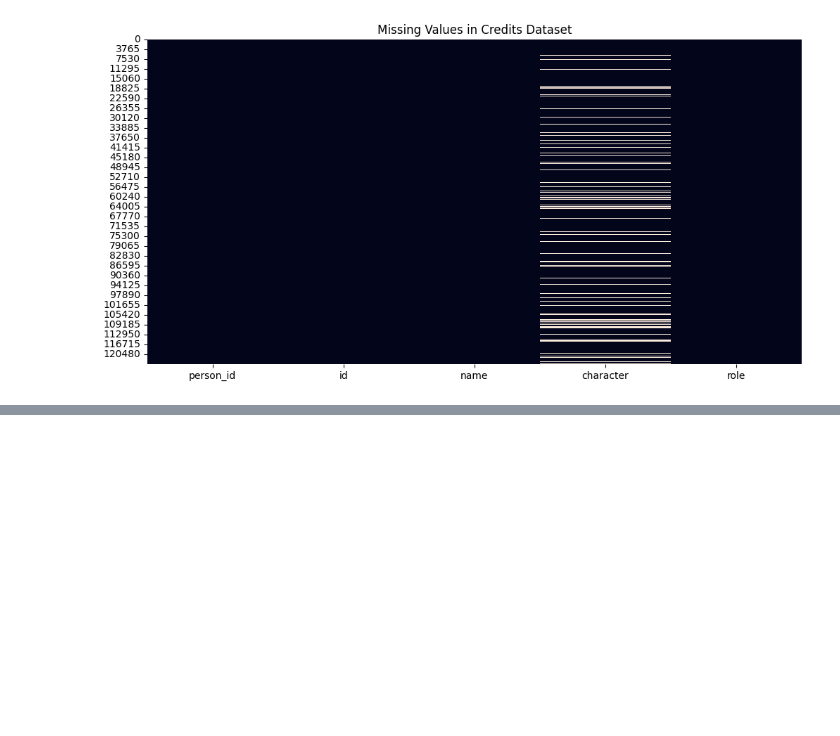
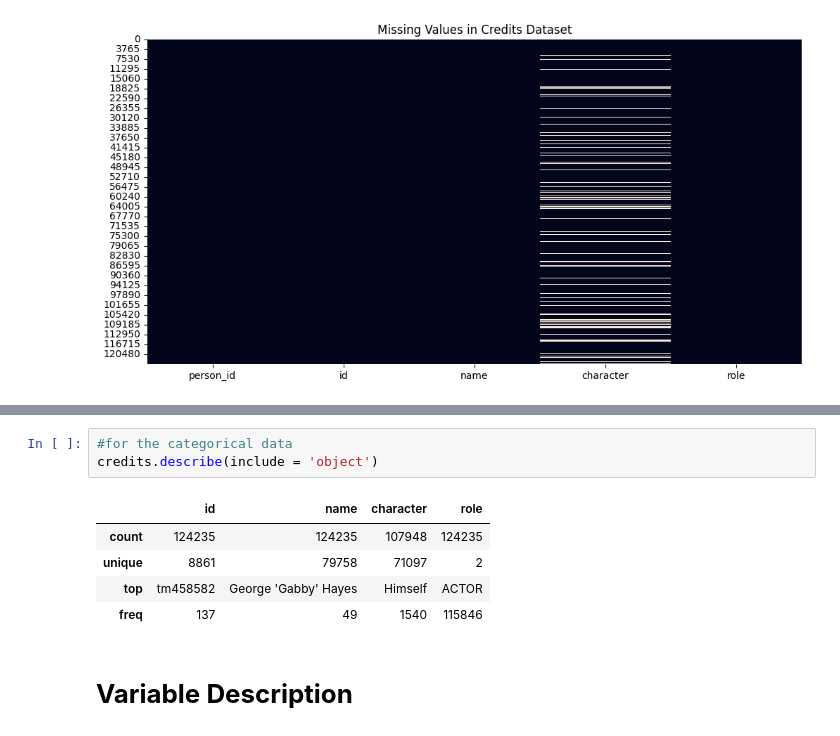
Before and after one commit to Snehamn24/Amazon-Prime-Video-EDA-and-Machine-Learning-Analysis, a Jupyter notebook: Amazon_Prime_EDA.ipynb, the cells around one changed output, grey strips where cells are left out. Cells and saved outputs as stored; diff of their text form; blank space fills up the shorter version.

```diff
--- a/Amazon_Prime_EDA.ipynb
+++ b/Amazon_Prime_EDA.ipynb
@@ -253,0 +316,11 @@ Overall, the dataset is rich in information and suitable for performing detailed
+# %%
+#for the categorical data
+credits.describe(include = 'object')
+# %% [output]
+|  | id | name | character | role |
+| count | 124235 | 124235 | 107948 | 124235 |
+| unique | 8861 | 79758 | 71097 | 2 |
+| top | tm458582 | George 'Gabby' Hayes | Himself | ACTOR |
+| freq | 137 | 49 | 1540 | 115846 |
+# %% [markdown]
+# **Variable Description**
```
Also changed, not shown: parts of 28 cells of this notebook.
